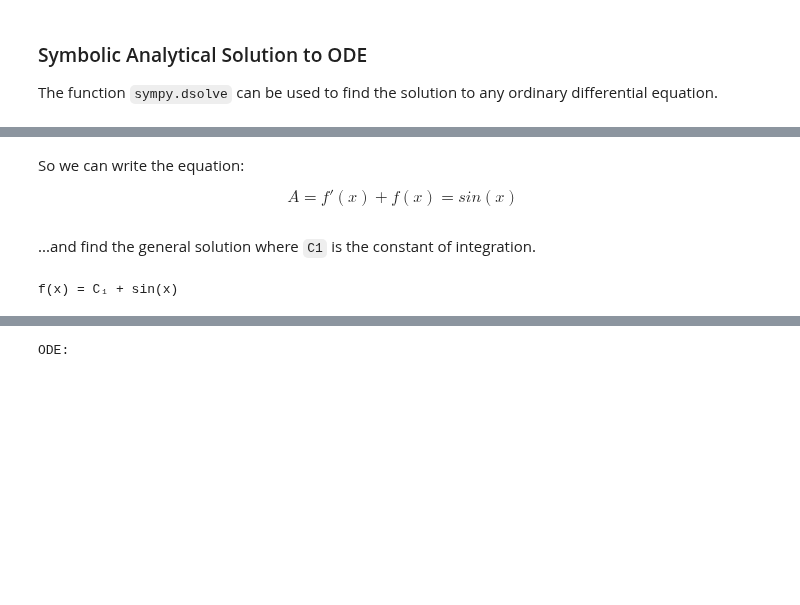
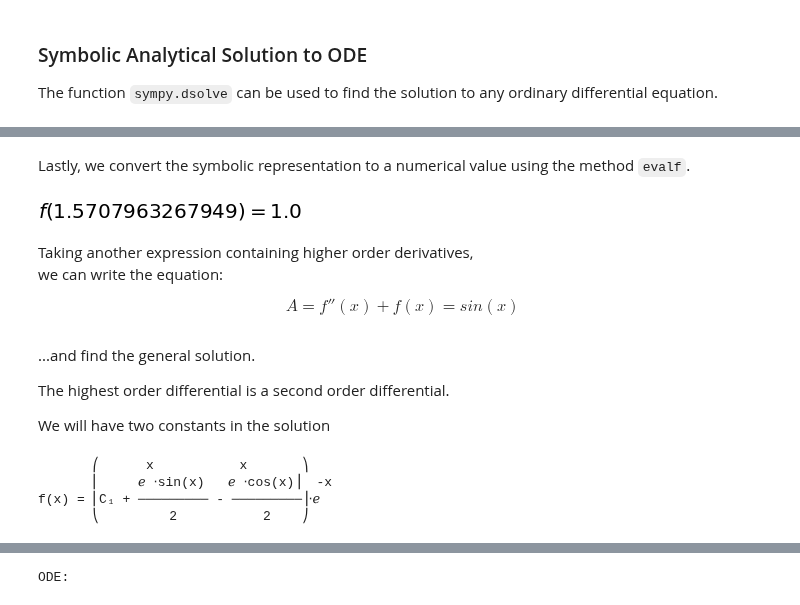
Before and after one commit to vongvanicht/Intro_to_Python, a Jupyter notebook: 08_DifferentialEquations.ipynb, the cells around one changed output, grey strips where cells are left out. Saved outputs shown, nothing was run; the diff lists cells and outputs as text; code cells hidden in the pictures; blank space fills up the shorter version.

```diff
--- a/08_DifferentialEquations.ipynb
+++ b/08_DifferentialEquations.ipynb
@@ -589,7 +674,14 @@ To represent $f''(x)$
+# %% [markdown]
+Lastly, we convert the symbolic representation to a numerical value using the method `evalf`.
+# %%
+display(spec_sol.evalf())
+# %% [output]
+[figure, added]
 # %% [markdown]
-So we can write the equation:
+Taking another expression containing higher order derivatives,
+<br>we can write the equation:
 
-$$A=f'(x) + f(x)=sin(x)$$
+$$A=f''(x) + f(x)=sin(x)$$
 # %%
 f = Function('f')
 x = Symbol('x')
@@ -598,8 +690,17 @@ A = Eq(f(x).diff(x) + f(x), sin(x))
-# %% [markdown]
-...and find the general solution where `C1` is the constant of integration.
+# %% [markdown]
+...and find the general solution.
+
+The highest order differential is a second order differential.
+
+We will have two constants in the solution
 # %%
-#A_sol = dsolve(A, f(x), ics={f(0):0})
-A_sol = dsolve(A, f(x))
-pprint(A_sol)
+# General solution
+gen_sol = dsolve(A, f(x))
+
+pprint(gen_sol)
+#display(A_sol)
 # %% [output]
-f(x) = C₁ + sin(x)
+       ⎛      x           x       ⎞
+       ⎜     ℯ ⋅sin(x)   ℯ ⋅cos(x)⎟  -x
+f(x) = ⎜C₁ + ───────── - ─────────⎟⋅ℯ
+       ⎝         2           2    ⎠
```
Also changed, not shown: parts of 39 cells of this notebook.
